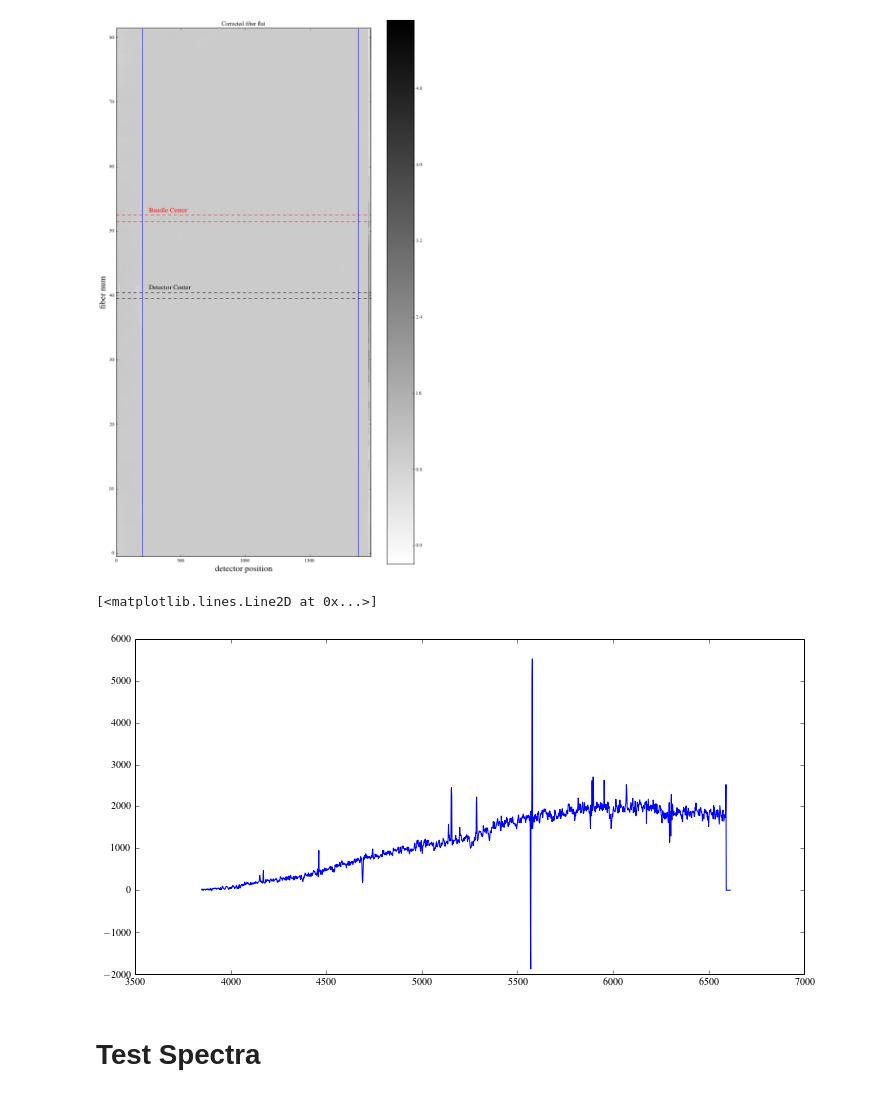
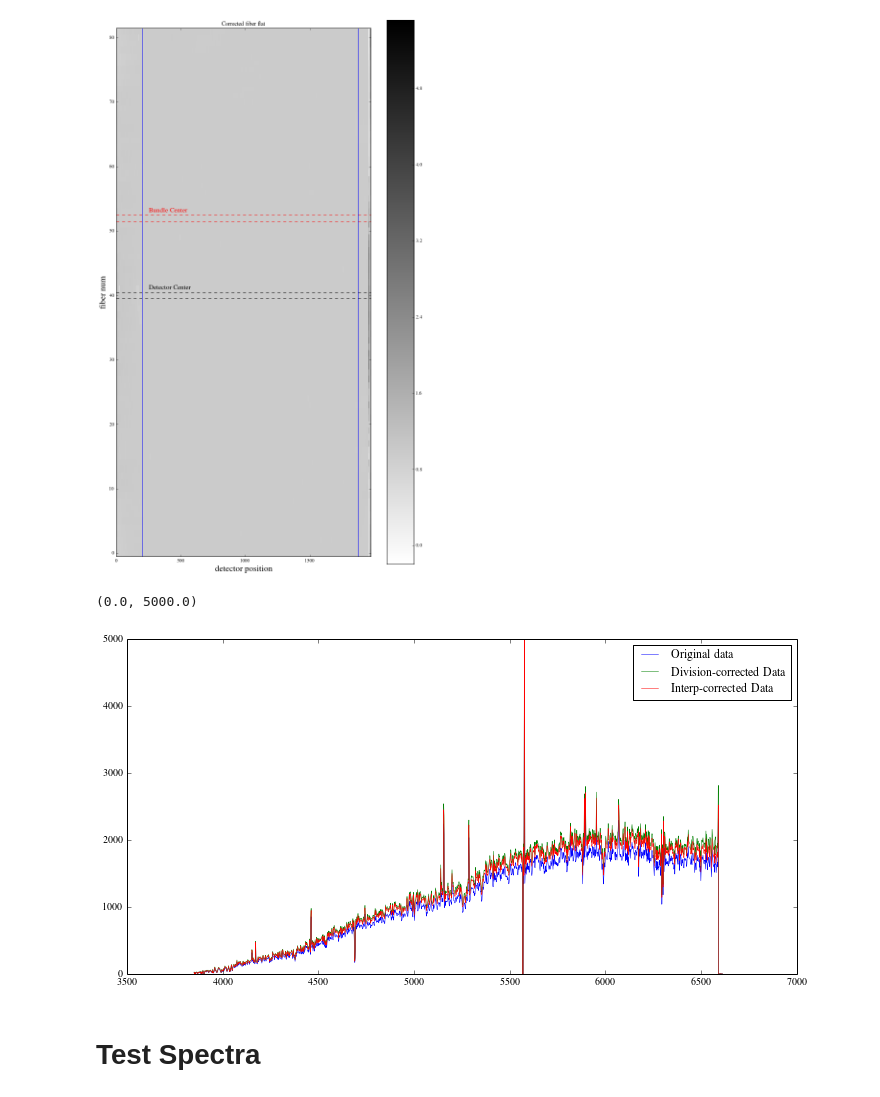
Before and after one commit to zpace/SparsePak-SFH, a Jupyter notebook: spectra_NGC2558.ipynb, the cells around one changed output. Drawn from its saved outputs; the diff is of its cells as text; code cells hidden in the pictures.

Commit message:
added a comparison between original, division-corrected, and interpolation-corrected spectra

```diff
--- a/spectra_NGC2558.ipynb
+++ b/spectra_NGC2558.ipynb
@@ -343,19 +343,24 @@ plt.show()
 # %%
 #now correct the whole plate's worth of spectra, and look at one of them
 
+i = 0
+
 fig = plt.figure(figsize=(12,6), dpi=200)
-
 im=fits.open(objname + '.msobj.fits')
 ifu=im[0].data
-plt.plot(l
+plt.plot(l['Wavelength'], ifu[i], label = 'Original data', linewidth = 0.5)
+
+plt.plot(l['Wavelength'], (ifu / np.delete(np.asarray(fiberflat[0].data), skyfibers, axis = 0))[i], label = 'Division-corrected Data', linewidth = 0.5)
 
 ifu=ifu * np.delete(row_mult, skyfibers, axis = 0)
 l = table.Table.read('../arc_disp.txt', format='ascii')
 
-plt.plot(l['Wavelength'], ifu[0])
+plt.plot(l['Wavelength'], ifu[i], label = 'Interp-corrected Data', linewidth = 0.5)
+plt.legend(loc = 'best')
+plt.ylim([0., 5000.])
 # %% [output]
-[<matplotlib.lines.Line2D at 0x...>]
+(0.0, 5000.0)
-[figure, old version]
+[figure, new version]
 # %% [markdown]
 # Test Spectra
 # %%
```
